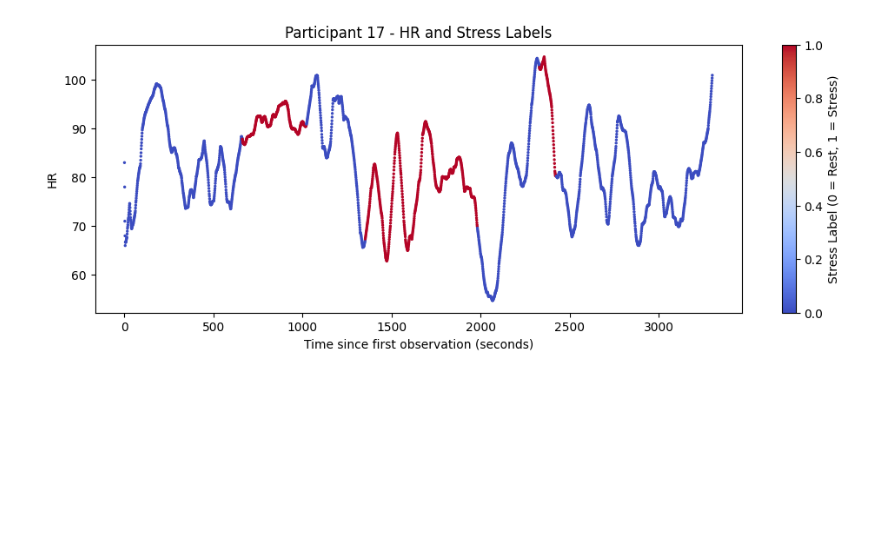
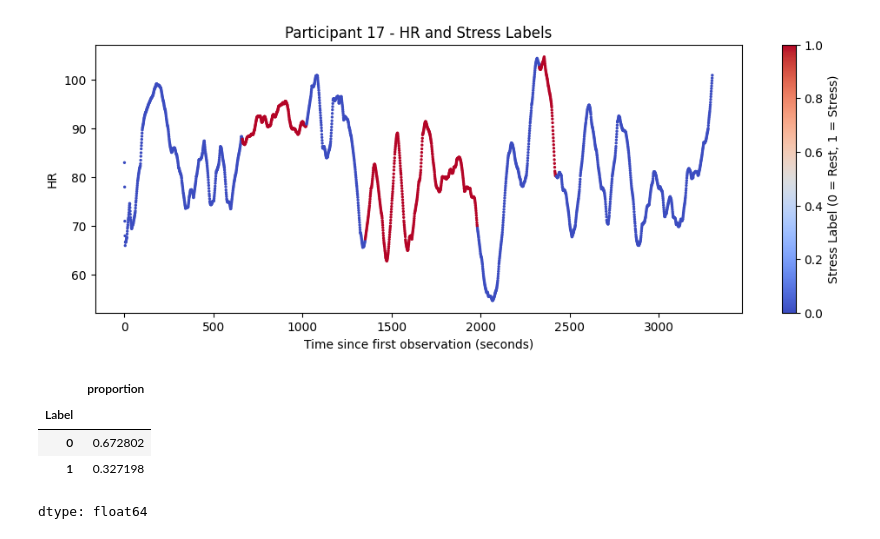
Before and after one commit to NathanMcCormack/Principles_of_ML_Assignment1, a Jupyter notebook: ML_Assignment_1.ipynb, the cells around one changed output. Saved outputs shown, nothing was run; the diff lists cells and outputs as text; code cells hidden in the pictures; blank space fills up the shorter version.

```diff
--- a/ML_Assignment_1.ipynb
+++ b/ML_Assignment_1.ipynb
@@ -267,3 +268,13 @@ plt.colorbar(label="Stress Label (0 = Rest, 1 = Stress)") #legend for colour sca
 plt.show()
 # %% [output]
 [figure]
+# %%
+#using normalise = true, tell spandas to return proportions rather than raw counts
+#so from these results we can see that the patients were in rest periods for 67.3% of the time, and in stressful periods for 32.7% of the time
+df["Label"].value_counts(normalize=True)
+# %% [output]
+|  | proportion |
+| Label |  |
+| 0 | 0.672802 |
+| 1 | 0.327198 |
+dtype: float64
```
Also changed, not shown: parts of 7 cells of this notebook.
